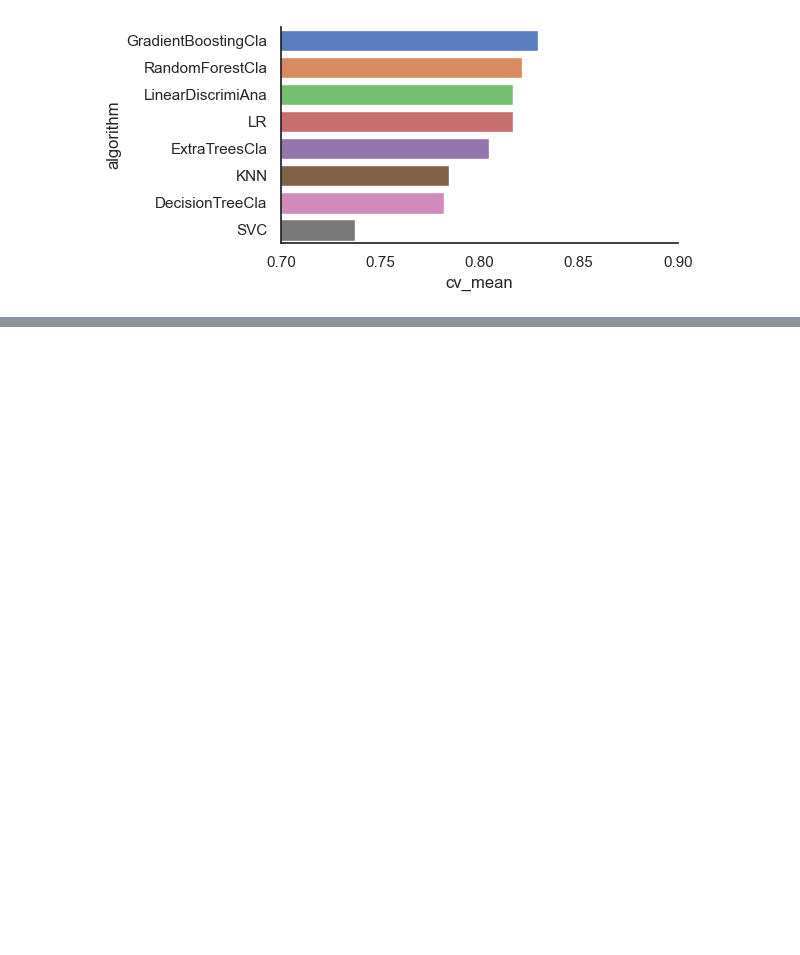
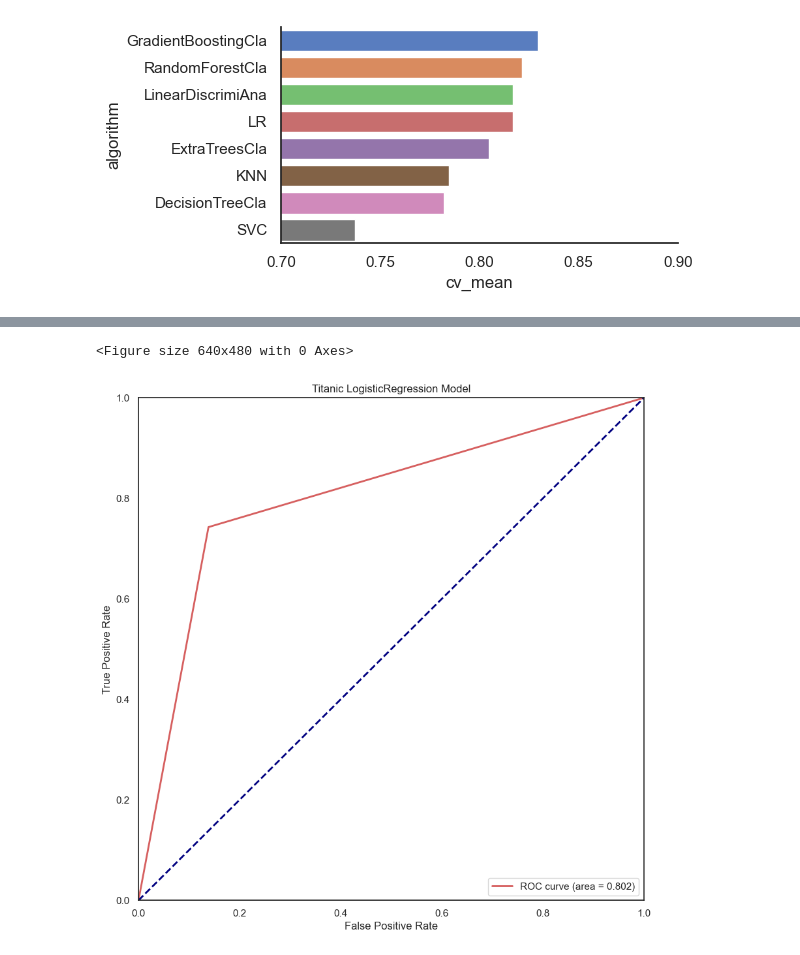
Before and after one commit to Vapourism233/DataAnalysePractice, a Jupyter notebook: rf.ipynb, the cells around one changed output, grey strips where cells are left out. Drawn from its saved outputs; the diff is of its cells as text; code cells hidden in the pictures; blank space fills up the shorter version.

```diff
--- a/rf.ipynb
+++ b/rf.ipynb
@@ -636,7 +645,7 @@ cvResFacet.add_legend()
 # %%
 #GradientBoostingClassifier模型
 GBC = GradientBoostingClassifier()
-gb_param_grid = {'loss' : ["deviance"],
+gb_param_grid = {'loss' : ["log_loss"],
               'n_estimators' : [100,200,300],
               'learning_rate': [0.1, 0.05, 0.01],
               'max_depth': [4, 8],
@@ -647,7 +656,7 @@ modelgsGBC = GridSearchCV(GBC,param_grid = gb_param_grid, cv=kfold,
                                      scoring="accuracy", n_jobs= -1, verbose = 1)
 modelgsGBC.fit(experData_X,experData_y)
 
-#LogisticRegression模型
+# LogisticRegression模型
 modelLR=LogisticRegression()
 LR_param_grid = {'C' : [1,2,3],
                 'penalty':['l1','l2']}
@@ -694,0 +724,26 @@ NotFittedError: This GridSearchCV instance is not fitted yet. Call 'fit' with ap
+# %%
+#查看模型ROC曲线
+#求出测试数据模型的预测值
+modelgsLRtestpre_y=modelgsLR.predict(experData_X).astype(int)
+#画图
+from sklearn.metrics import roc_curve, auc  ###计算roc和auc
+# Compute ROC curve and ROC area for each class
+fpr,tpr,threshold = roc_curve(experData_y, modelgsLRtestpre_y) ###计算真正率和假正率
+roc_auc = auc(fpr,tpr) ###计算auc的值
+
+plt.figure()
+lw = 2
+plt.figure(figsize=(10,10))
+plt.plot(fpr, tpr, color='r',
+         lw=lw, label='ROC curve (area = %0.3f)' % roc_auc) ###假正率为横坐标，真正率为纵坐标做曲线
+plt.plot([0, 1], [0, 1], color='navy', lw=lw, linestyle='--')
+plt.xlim([0.0, 1.0])
+plt.ylim([0.0, 1.0])
+plt.xlabel('False Positive Rate')
+plt.ylabel('True Positive Rate')
+plt.title('Titanic LogisticRegression Model')
+plt.legend(loc="lower right")
+plt.show()
+# %% [output]
+<Figure size 640x480 with 0 Axes>
+[figure, added]
```
Also changed, not shown: parts of 5 cells of this notebook.
